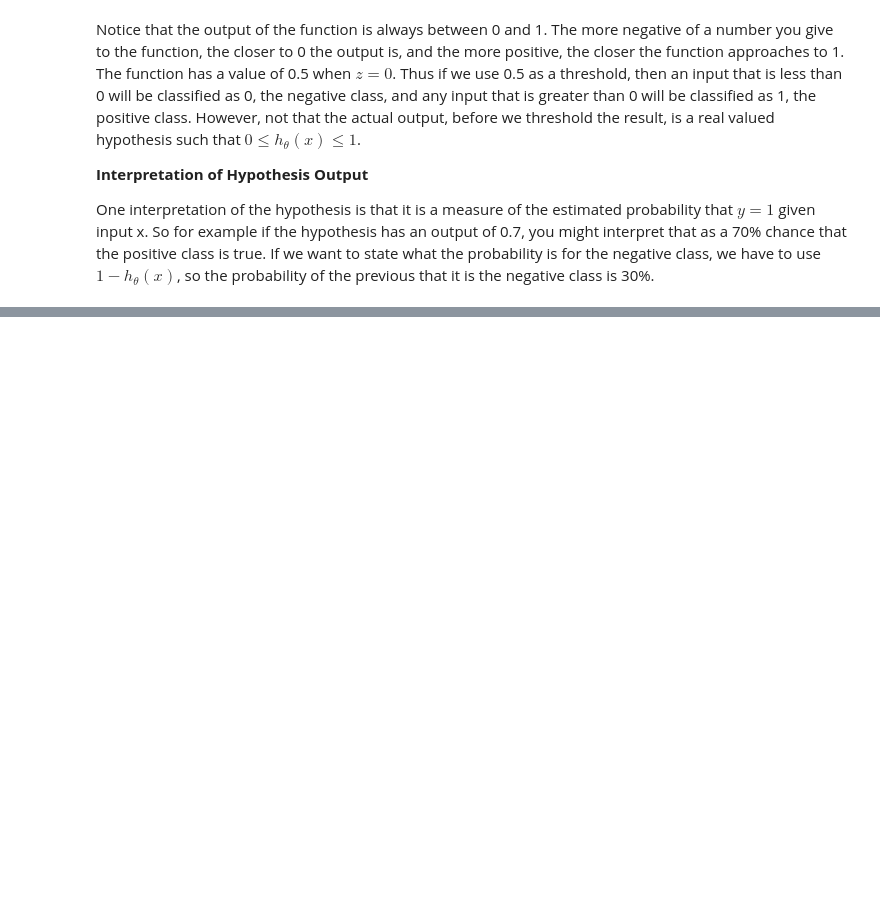
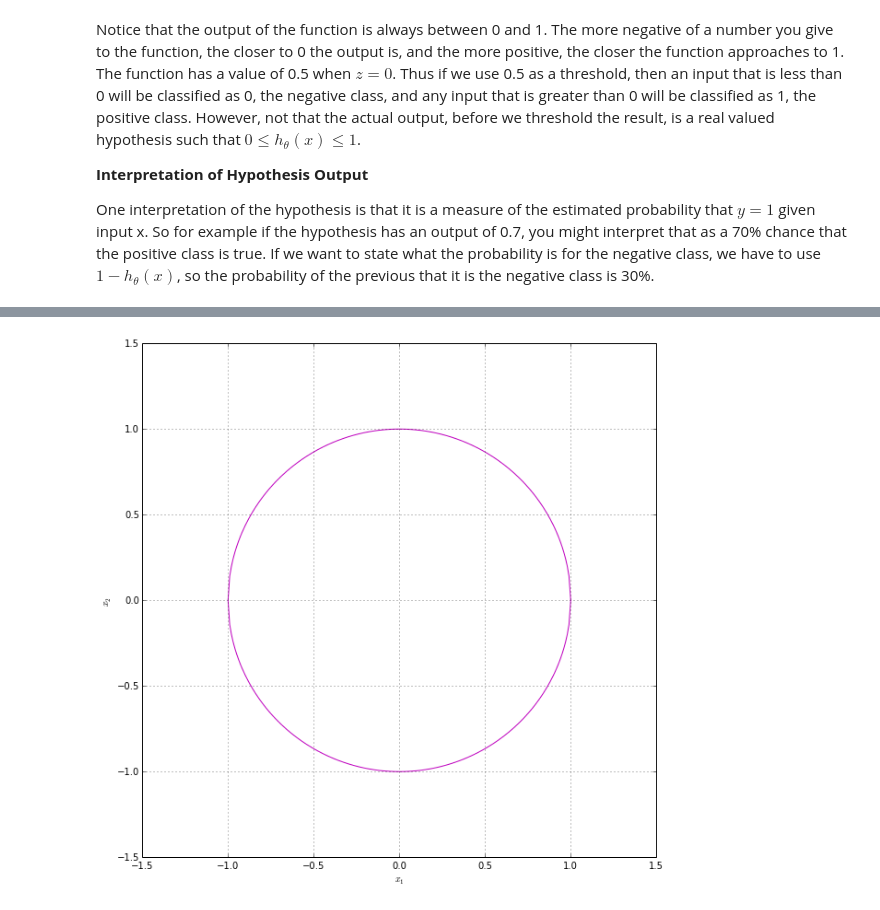
Before and after one commit to tgrasty/CSCI574-Machine-Learning, a Jupyter notebook: Lecture-05-Logistic-Regression-Classification.ipynb, the cells around one changed output, grey strips where cells are left out. Saved outputs shown, nothing was run; the diff lists cells and outputs as text; code cells hidden in the pictures; blank space fills up the shorter version.

```diff
--- a/Lecture-05-Logistic-Regression-Classification.ipynb
+++ b/Lecture-05-Logistic-Regression-Classification.ipynb
@@ -117,0 +231,18 @@ that it is the negative class is 30%.
+# %%
+# create points on decision bounadry, x_2 = +/- sqrt(1 - x_1^2)
+x1 = np.linspace(-1.0, 1.0, 200)
+x2pos = np.sqrt(1 - x1**2.0)
+x2neg = -np.sqrt(1 - x1**2.0)
+
+# plot the circle
+plt.figure(figsize=(10,10))
+plt.plot(x1, x2pos, 'm-')
+plt.plot(x1, x2neg, 'm-')
+
+# add labels and titles
+plt.axis([-1.5, 1.5, -1.5, 1.5])
+plt.xlabel('$x_1$')
+plt.ylabel('$x_2$')
+plt.grid()
+# %% [output]
+[figure, added]
```
Also changed, not shown: parts of 22 cells of this notebook.
